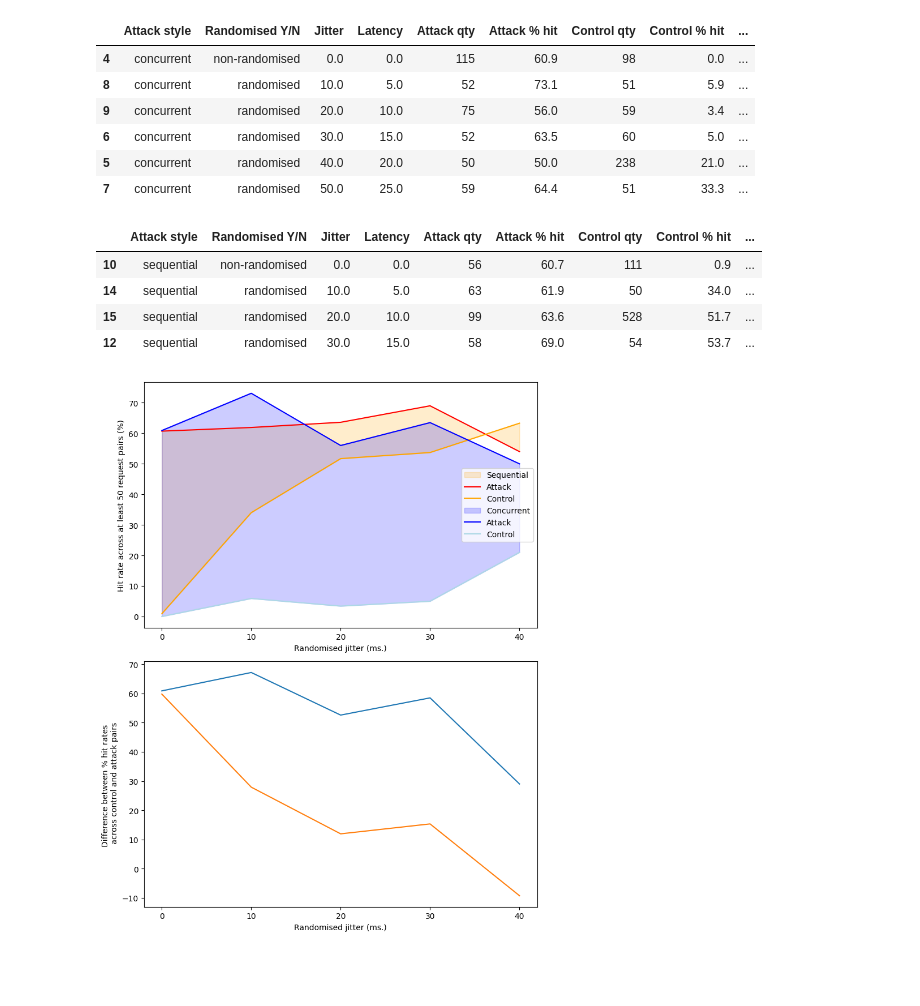
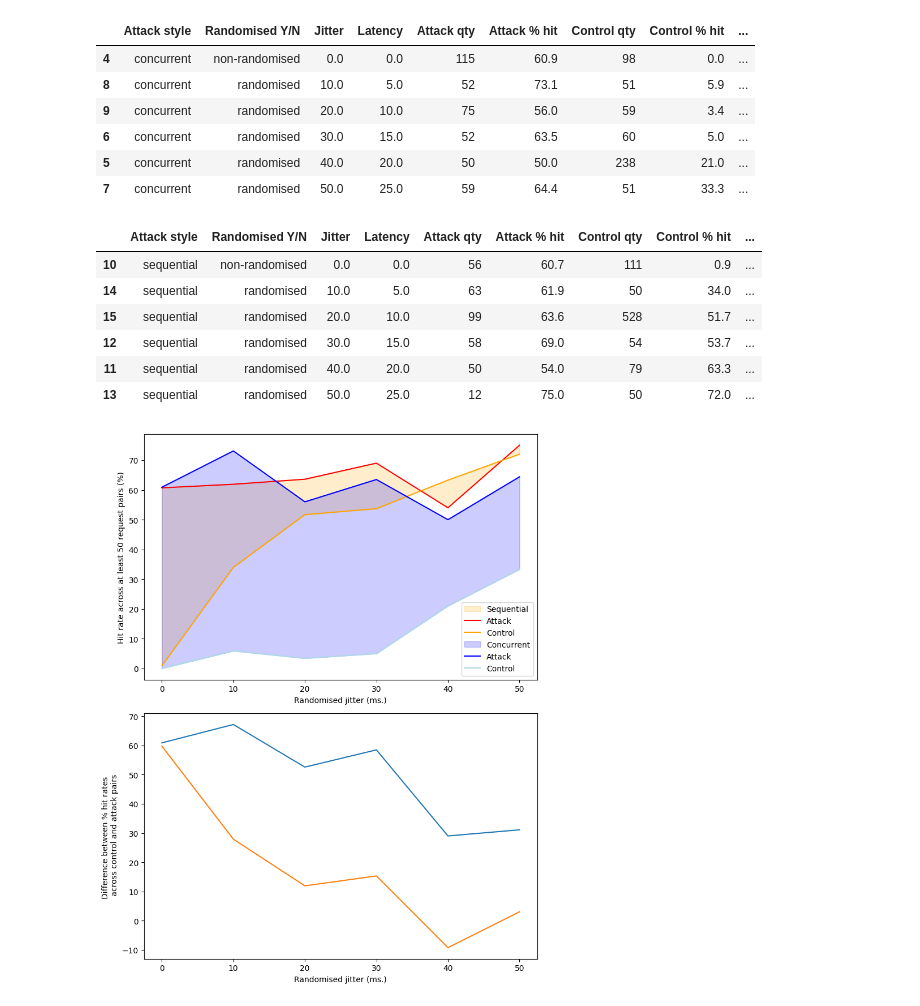
Before and after one commit to jefc1111/laravel-user-enumeration-demo, a Jupyter notebook: result_analysis.ipynb, the cells around one changed output. Saved outputs shown, nothing was run; the diff lists cells and outputs as text; code cells hidden in the pictures; blank space fills up the shorter version.

```diff
--- a/result_analysis.ipynb
+++ b/result_analysis.ipynb
@@ -264,7 +264,7 @@ concurrent_df
 | 5 | concurrent | randomised | 40.0 | 20.0 | 50 | 50.0 | 238 | 21.0 | ... |
 | 7 | concurrent | randomised | 50.0 | 25.0 | 59 | 64.4 | 51 | 33.3 | ... |
 # %%
-sequential_df = df.iloc[[10, 14, 15, 12]].sort_values(by=['Jitter', 'Latency'])
+sequential_df = df.iloc[[10, 14, 15, 12, 11, 13]].sort_values(by=['Jitter', 'Latency'])
 sequential_df
 # %% [output]
 |  | Attack style | Randomised Y/N | Jitter | Latency | Attack qty | Attack % hit | Control qty | Control % hit | ... |
@@ -272,11 +272,13 @@ sequential_df
 | 14 | sequential | randomised | 10.0 | 5.0 | 63 | 61.9 | 50 | 34.0 | ... |
 | 15 | sequential | randomised | 20.0 | 10.0 | 99 | 63.6 | 528 | 51.7 | ... |
 | 12 | sequential | randomised | 30.0 | 15.0 | 58 | 69.0 | 54 | 53.7 | ... |
+| 11 | sequential | randomised | 40.0 | 20.0 | 50 | 54.0 | 79 | 63.3 | ... |
+| 13 | sequential | randomised | 50.0 | 25.0 | 12 | 75.0 | 50 | 72.0 | ... |
 # %%
 fig, axes = plt.subplots(2, 1, figsize=(8,10))
 
-axes[0].set_xticks([0, 10, 20, 30, 40])
-axes[1].set_xticks([0, 10, 20, 30, 40])
+axes[0].set_xticks([0, 10, 20, 30, 40, 50])
+axes[1].set_xticks([0, 10, 20, 30, 40, 50])
 
 axes[0].set_xlabel('Randomised jitter (ms.)')
 axes[1].set_xlabel('Randomised jitter (ms.)')
@@ -310,31 +312,31 @@ axes[0].fill_between(
     concurrent_df['Control % hit'],
     color="blue",
     alpha=0.2,
     label="Concurrent"
 )
 
 axes[0].plot(x, concurrent_df['Attack % hit'], color="blue", label="Attack")
 axes[0].plot(x, concurrent_df['Control % hit'], color="lightblue", label="Control")
 
 
 
 axes[1].plot(
     x,
     concurrent_df['% hit diff'],
     label="Concurrent"
 )
 
 axes[1].plot(
     x,
     sequential_df['% hit diff'],
     label="Sequential"
 )
 
 axes[0].legend()
 # axes[1].legend()
 
 fig.tight_layout()
 
 plt.show()
 # %% [output]
-[figure, old version]
+[figure, new version]
```
Also changed, not shown: parts of 1 cell of this notebook, 4 other files.
